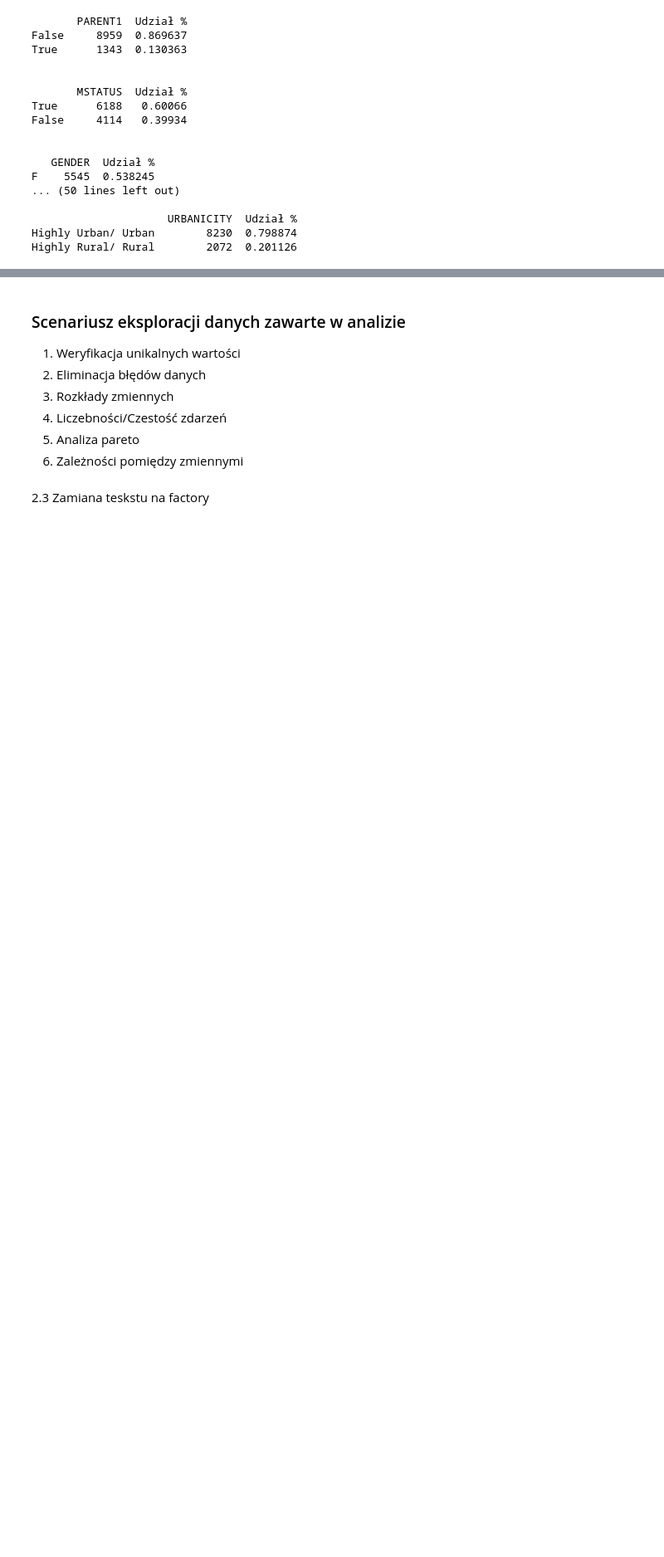
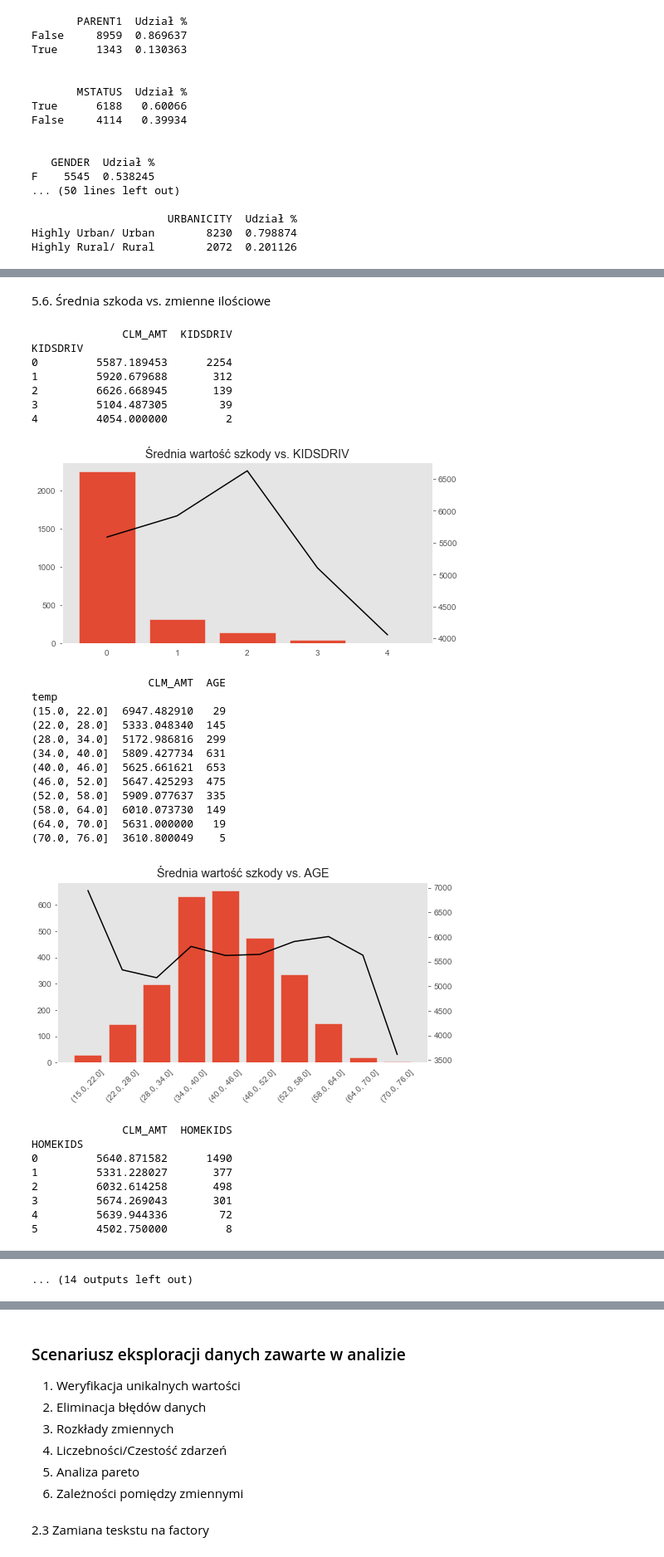
Before and after one commit to DominikMAI/Modele_Parametryczne, a Jupyter notebook: Eksploracja_danych.ipynb, the cells around one changed output, grey strips where cells are left out. Shown at 83% size. Drawn from its saved outputs; the diff is of its cells as text; code cells hidden in the pictures; blank space fills up the shorter version.

Commit message:
Dodane wykresy częstości i średniej szkody

```diff
--- a/Eksploracja_danych.ipynb
+++ b/Eksploracja_danych.ipynb
@@ -483,0 +587,56 @@ Highly Rural/ Rural        2072  0.201126
+# %% [markdown]
+5.6. Średnia szkoda vs. zmienne ilościowe
+# %%
+df_non_zero_claims = df[df['CLM_AMT'] > 0]
+for i in numeric_cols_predictors:
+    fig, ax1 = plt.subplots(1, 1, figsize=(8, 4))
+    ax2 = ax1.twinx()
+
+    if len(df_non_zero_claims[i].unique()) > 10:
+        df_non_zero_claims['temp'] = pd.cut(df_non_zero_claims[i], include_lowest=True, bins=10, precision=0)
+        data_summary = df_non_zero_claims.groupby('temp').agg({'CLM_AMT': 'mean', i: 'count'})
+        ax1.bar(x=[str(item) for item in data_summary.index], height=data_summary[i])
+        ax2.plot(data_summary['CLM_AMT'], color='black')
+        ax1.tick_params(axis='x', labelrotation = 45)
+        del df_non_zero_claims['temp']
+    else:
+        data_summary = df_non_zero_claims.groupby(i).agg({'CLM_AMT': 'mean', i: 'count'})
+        ax1.bar(x=[str(item) for item in data_summary.index], height=data_summary[i])
+        ax2.plot(data_summary['CLM_AMT'], color='black')
+
+    ax1.grid(False)
+    ax2.grid(False)
+    plt.title(f'Średnia wartość szkody vs. {i}')
+
+    print(data_summary)
+    plt.show()
+# %% [output]
+              CLM_AMT  KIDSDRIV
+KIDSDRIV
+0         5587.189453      2254
+1         5920.679688       312
+2         6626.668945       139
+3         5104.487305        39
+4         4054.000000         2
+[figure, added]
+                  CLM_AMT  AGE
+temp
+(15.0, 22.0]  6947.482910   29
+(22.0, 28.0]  5333.048340  145
+(28.0, 34.0]  5172.986816  299
+(34.0, 40.0]  5809.427734  631
+(40.0, 46.0]  5625.661621  653
+(46.0, 52.0]  5647.425293  475
+(52.0, 58.0]  5909.077637  335
+(58.0, 64.0]  6010.073730  149
+(64.0, 70.0]  5631.000000   19
+(70.0, 76.0]  3610.800049    5
+[figure, added]
+              CLM_AMT  HOMEKIDS
+HOMEKIDS
+0         5640.871582      1490
+1         5331.228027       377
+2         6032.614258       498
+3         5674.269043       301
+4         5639.944336        72
+5         4502.750000         8
@@ -483,0 +683 @@ Highly Rural/ Rural        2072  0.201126
+... (14 outputs left out)
```
Also changed, not shown: parts of 23 cells of this notebook.
